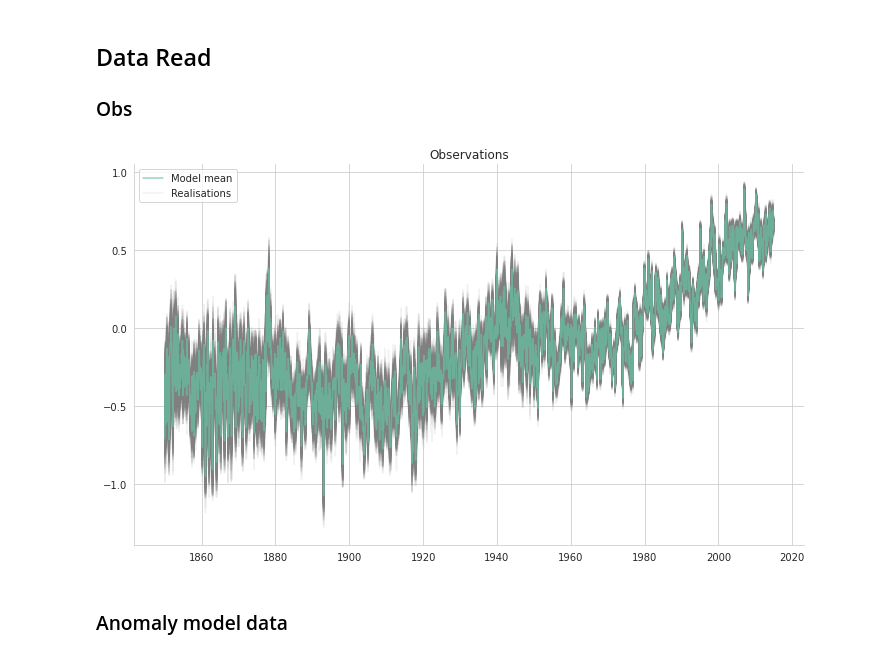
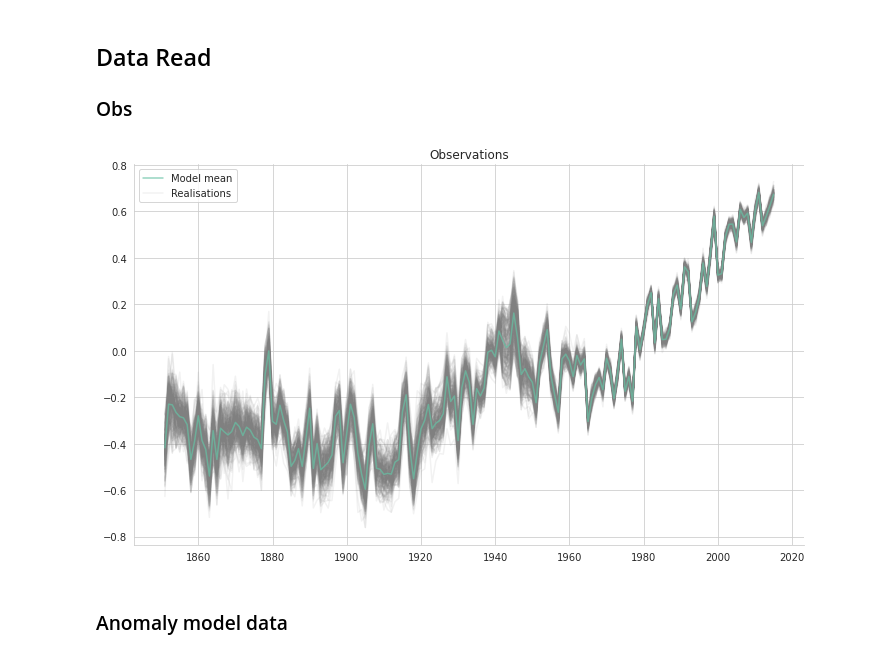
Before and after one commit to mattramos/bayesian_ensembling, a Jupyter notebook: experiments/figure2_xarray.ipynb, the cells around one changed output. Drawn from its saved outputs; the diff is of its cells as text; code cells hidden in the pictures.

```diff
--- a/experiments/figure2_xarray.ipynb
+++ b/experiments/figure2_xarray.ipynb
@@ -27,11 +26,13 @@ WARNING:absl:No GPU/TPU found, falling back to CPU. (Set TF_CPP_MIN_LOG_LEVEL=0
 ### Obs
 # %%
 obs_da = xr.open_dataarray("data/obs/GMST_OBS.nc")
+obs_time = obs_da.time
+obs_da = obs_da.resample(time='Y').mean()
 observations = es.ProcessModel(obs_da, model_name='Observations')
 observations.plot()
 sns.despine()
 # %% [output]
-[figure, old version]
+[figure, new version]
 # %% [markdown]
 ### Anomaly model data
 # %%
```
Also changed, not shown: parts of 20 cells of this notebook, 11 other files.
